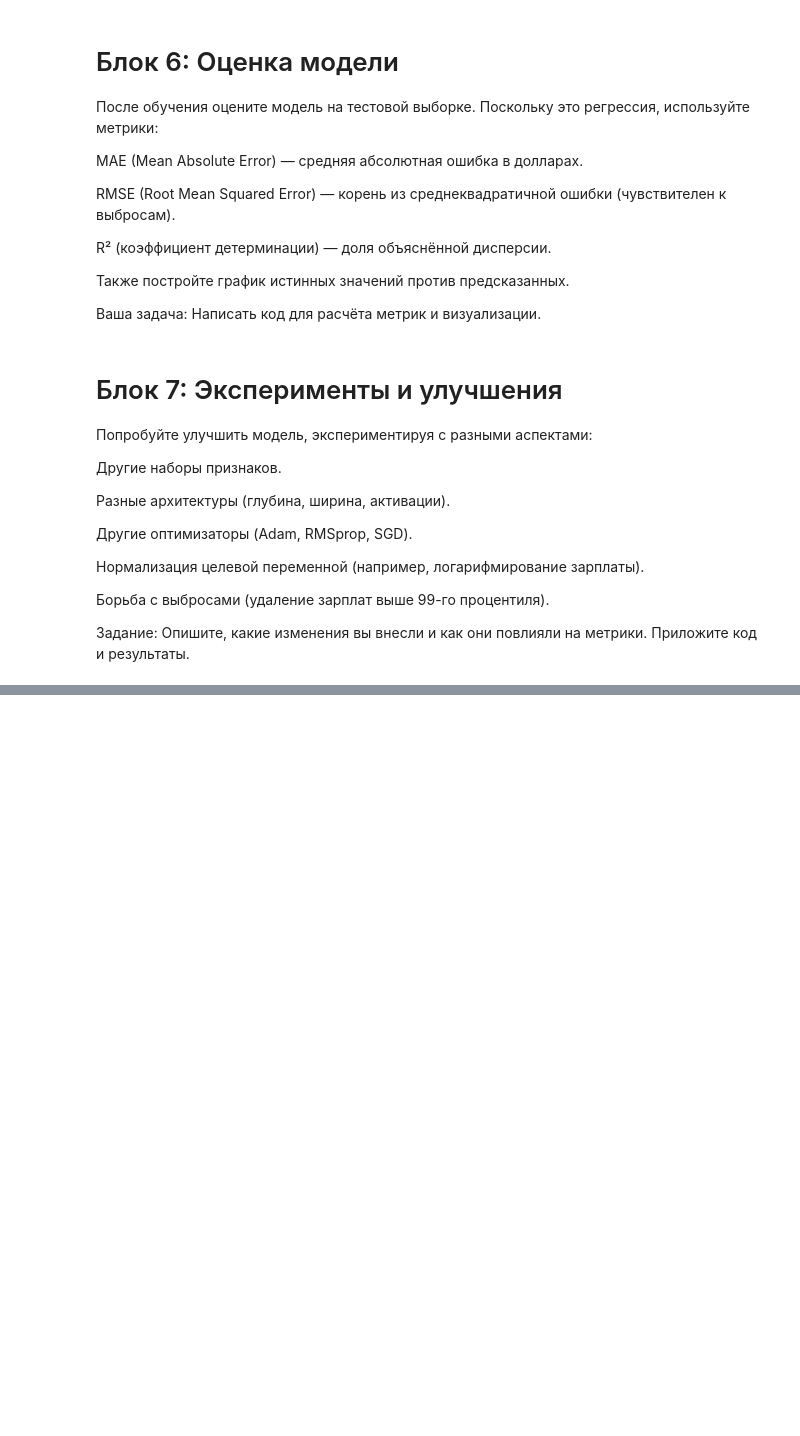
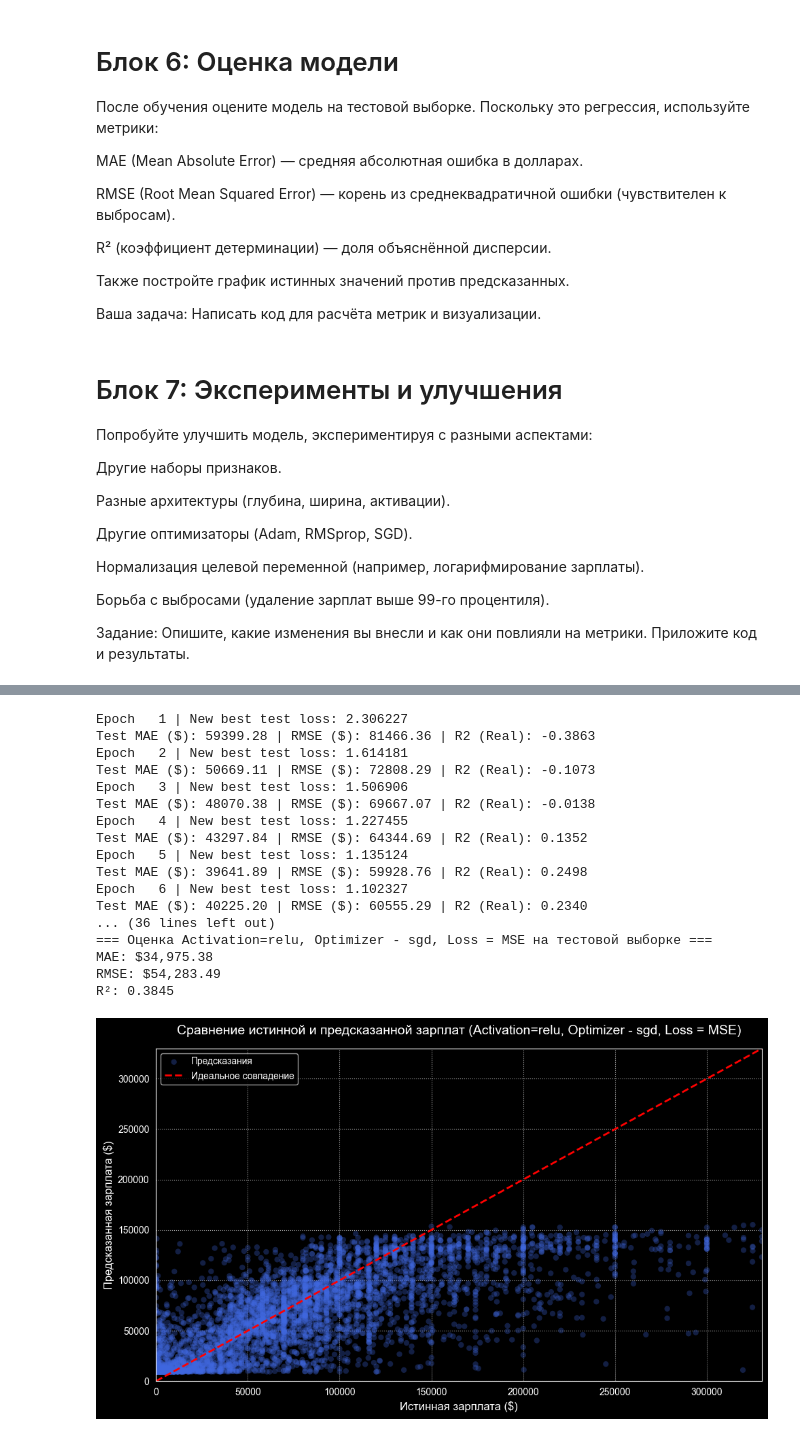
Before and after one commit to KrisTinaShch/TM_Practice, a Jupyter notebook: stackoverflow_salary_prediction/salary_prediction_nn.ipynb, the cells around one changed output, grey strips where cells are left out. Cells and saved outputs as stored; diff of their text form; code cells hidden in the pictures; blank space fills up the shorter version.

```diff
--- a/stackoverflow_salary_prediction/salary_prediction_nn.ipynb
+++ b/stackoverflow_salary_prediction/salary_prediction_nn.ipynb
@@ -915,0 +832,27 @@ R² (коэффициент детерминации) — доля объясн
+# %%
+simple_salary_predictor_2 = SalaryPredictor(input_dim)
+criterion_2 = choose_criterion()
+optimizer_2 = choose_optimizer(model=simple_salary_predictor_2, optimizer_name='sgd')
+scheduler_2 = ReduceLROnPlateau(optimizer_2, mode='min', factor=0.5, patience=PATIENCE)
+model_2 = train_and_evaluate_regression(simple_salary_predictor_2,train_loader,test_loader,criterion_2, optimizer_2, scheduler=scheduler_2, epochs=EPOCHS,patience=PATIENCE,device='cpu',verbose=True)
+
+plot_model_evaluation(model_2,'Activation=relu, Optimizer - sgd, Loss = MSE')
+# %% [output]
+Epoch   1 | New best test loss: 2.306227
+Test MAE ($): 59399.28 | RMSE ($): 81466.36 | R2 (Real): -0.3863
+Epoch   2 | New best test loss: 1.614181
+Test MAE ($): 50669.11 | RMSE ($): 72808.29 | R2 (Real): -0.1073
+Epoch   3 | New best test loss: 1.506906
+Test MAE ($): 48070.38 | RMSE ($): 69667.07 | R2 (Real): -0.0138
+Epoch   4 | New best test loss: 1.227455
+Test MAE ($): 43297.84 | RMSE ($): 64344.69 | R2 (Real): 0.1352
+Epoch   5 | New best test loss: 1.135124
+Test MAE ($): 39641.89 | RMSE ($): 59928.76 | R2 (Real): 0.2498
+Epoch   6 | New best test loss: 1.102327
+Test MAE ($): 40225.20 | RMSE ($): 60555.29 | R2 (Real): 0.2340
+... (36 lines left out)
+=== Оценка Activation=relu, Optimizer - sgd, Loss = MSE на тестовой выборке ===
+MAE: $34,975.38
+RMSE: $54,283.49
+R²: 0.3845
+[figure, added]
```
Also changed, not shown: parts of 28 cells of this notebook.
